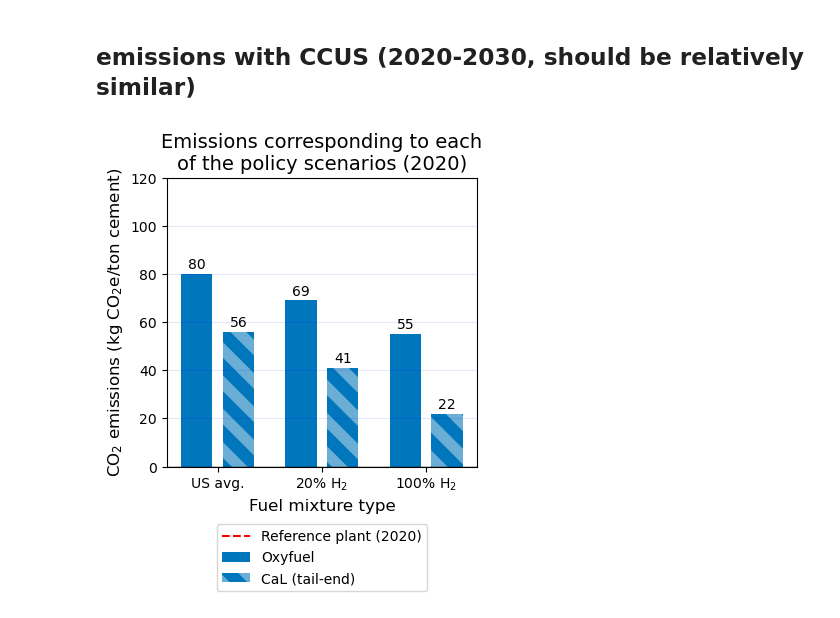
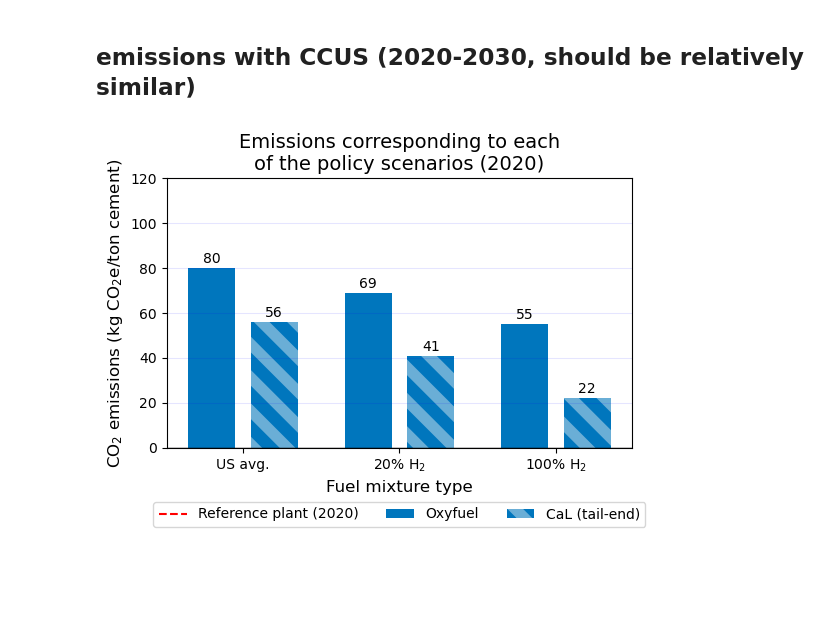
Before and after one commit to evan-sharafuddin/HOPP, a Jupyter notebook: green_concrete/plots.ipynb, the cells around one changed output. Cells and saved outputs as stored; diff of their text form; code cells hidden in the pictures; blank space fills up the shorter version.

```diff
--- a/green_concrete/plots.ipynb
+++ b/green_concrete/plots.ipynb
@@ -1058,0 +1065,29 @@ NOTE this was because there was a bug in the LCA for emissions, wanted to see if
+# %%
+### import data
+rundir = os.getcwd()
+
+filename = 'CEMENT_BATCH_big_batch_h2-ng-vol_policy_08-08-2023_12.00.06.csv'
+inloc = os.path.join(rundir, 'outputs\\keep', filename)
+outloc = os.path.join(rundir, 'outputs\\plots')
+
+f = pd.read_csv(inloc)
+f.drop('Unnamed: 0', axis=1, inplace=True)
+
+c = f.iloc[:,:2]
+c['Unnamed: 2'].apply(round)
+f = f.iloc[:, 2:]
+f['Unnamed: 4'].apply(round)
+
+def filter_data(df, params):
+    def check_substrings(s):
+        return all(param in s for param in params)
+
+    logic = df.iloc[:,0].apply(check_substrings)
+    return df[logic][:]
+
+def filter_data_not(df, params):
+    def check_substrings(s):
+        return not any(param in s for param in params)
+
+    logic = df.iloc[:,0].apply(check_substrings)
+    return df[logic][:]
@@ -1368,36 +1387,34 @@ cmap = plt.get_cmap('Blues')
 plt.rcParams['hatch.color'] = cmap(0.5)
 bars += ax.bar(x+0.1, y4, width, label=color_labels[3], color = colorhash[0], hatch='\\')
 # cmap = plt.get_cmap('Greens')
 # plt.rcParams['hatch.color'] = cmap(0.5)
 # bars += ax.bar(x+0.35, y5, width, label=color_labels[4], color = colorhash[1], hatch='\\')
 # cmap = plt.get_cmap('Oranges')
 # plt.rcParams['hatch.color'] = cmap(0.5)
 # bars += ax.bar(x+0.55, y6, width, label=color_labels[5], color = colorhash[2], hatch='\\')
 
 ax.set_xticks(x, group_labels);
 ax.set_xlabel('Fuel mixture type', fontsize=12)
 ax.set_ylabel('CO$_2$ emissions (kg CO$_2$e/ton cement)', fontsize=12)
 ax.set_ylim(0,120)
 
 plt.axhline(y=820, color='r', linestyle='--', label='Reference plant (2020)');
 # trans = transforms.blended_transform_factory(
 #     ax.get_yticklabels()[0].get_transform(), ax.transData)
 # ax.text(0,820, "{:.0f}".format(820), color="red", transform=trans,
 #         ha="right", va="center")
 # ax.set_yticks([0,100,200,300,400,500,600,700,775])
 
 plt.axhline(y=0, color='black', linestyle='-', lw=1);
-plt.legend(loc='upper center', bbox_to_anchor=(0.5, -0.175), ncol=1);
+plt.legend(loc='upper center', bbox_to_anchor=(0.5, -0.175), ncol=3);
 plt.grid(visible=True, which='major', axis='y', color='b', alpha=0.1)
 plt.title('Emissions corresponding to each\nof the policy scenarios (2020)', fontsize=14);
 
-fig.set_figwidth(4)
-fig.set_figheight(3.75)
-
-
+fig.set_figwidth(6)
+fig.set_figheight(3.5)
 
 plt.savefig(os.path.join(outloc, 'policy emissions.png'), dpi=600, bbox_inches='tight')
 # Show the plot
 plt.show()
 # %% [output]
-[figure, old version]
+[figure, new version]
```
Also changed, not shown: parts of 11 cells of this notebook.
